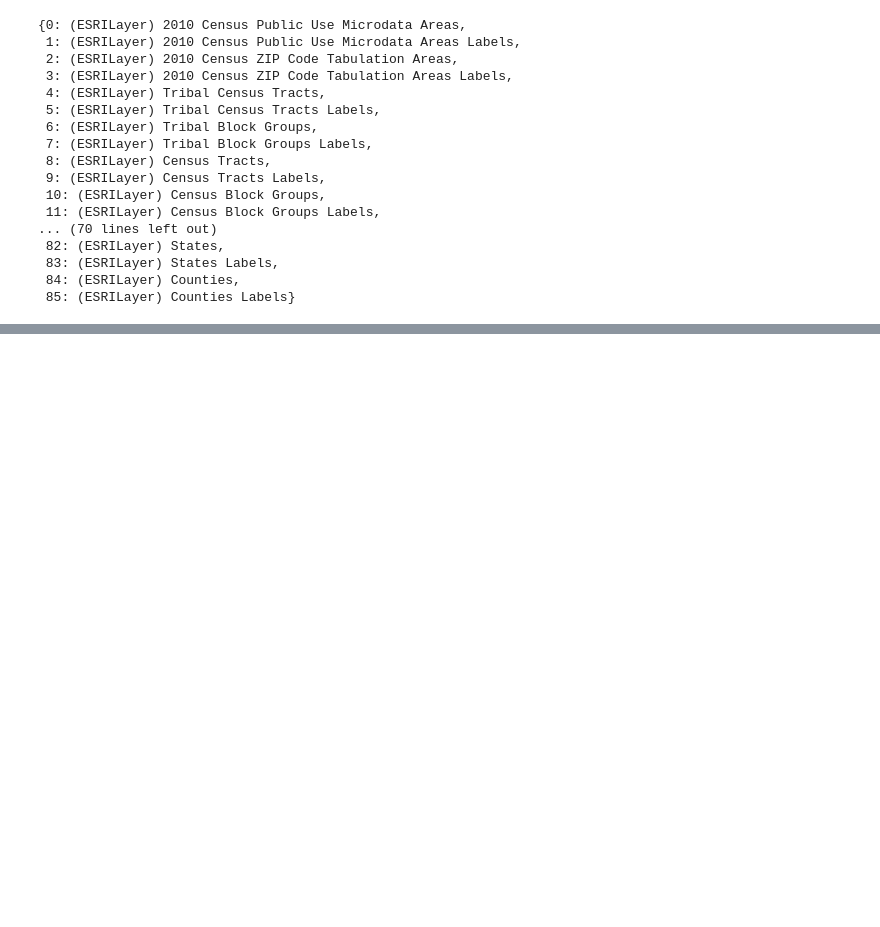
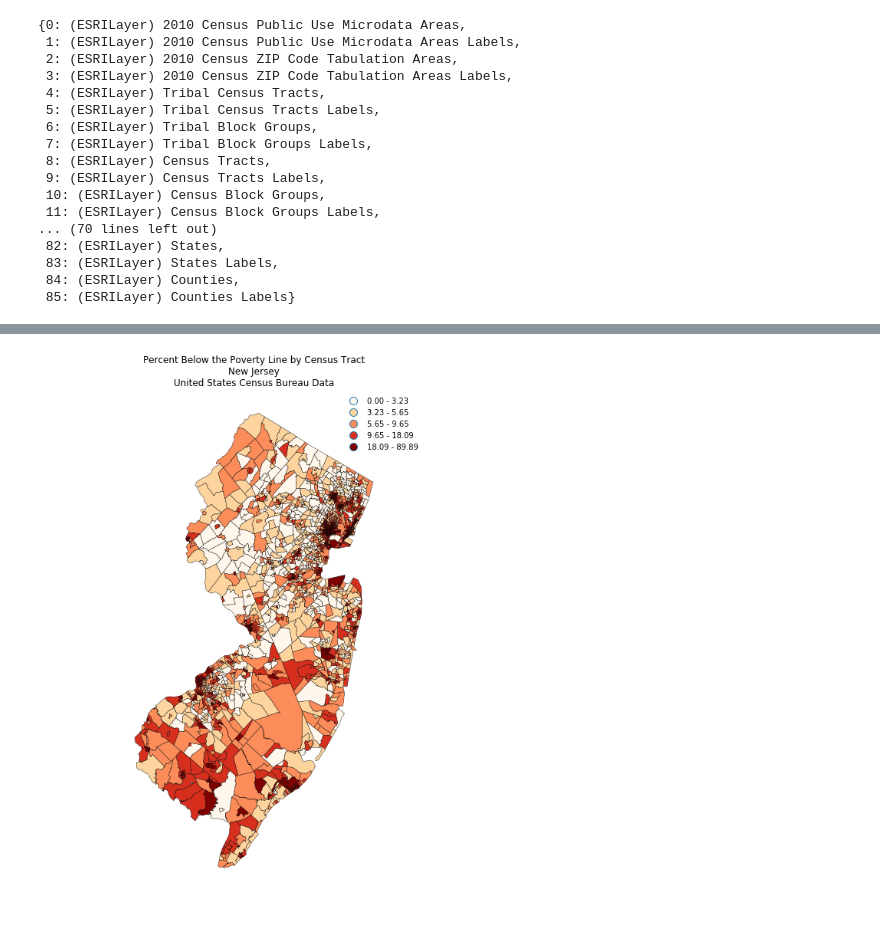
Before and after one commit to zstatmanweil/EJ-analysis-map, a Jupyter notebook: Census.ipynb, the cells around one changed output, grey strips where cells are left out. Cells and saved outputs as stored; diff of their text form; code cells hidden in the pictures; blank space fills up the shorter version.

```diff
--- a/Census.ipynb
+++ b/Census.ipynb
@@ -195,0 +260,2 @@ plt.show()
+# %%
+geo_cen_data = geo_cen_data.drop(columns=['COUNTY','FUNCSTAT','INTPTLAT','INTPTLON','LSADC','MTFCC','NAME','OBJECTID','OID','STATE'])
@@ -195,0 +283,11 @@ plt.show()
+# %%
+# Add columns showing percentage of people under the poverty line and percentage people of color
+geo_cen_data['POC_pop'] = geo_cen_data['total_pop'] - geo_cen_data['white_pop']
+geo_cen_data['perc_POC'] = (geo_cen_data['POC_pop'] / geo_cen_data['total_pop']) * 100
+geo_cen_data['perc_pov'] = (geo_cen_data['pov_pop'] / geo_cen_data['total_pop']) * 100
+# %%
+# Filter out tracts that are entirely water
+geo_cen_data = geo_cen_data[geo_cen_data['AREALAND']!=0]
+# %%
+# Remove all tracts with 0 population
+geo_cen_data = geo_cen_data[geo_cen_data['total_pop']!=0]
@@ -195,0 +335,28 @@ plt.show()
+# %%
+# Plotting percent below the poverty line
+# Plot the data
+fig, ax = plt.subplots(figsize = (8,12))
+geo_cen_data.plot(ax = ax,
+                  column='perc_pov',
+                  scheme='QUANTILES',
+                  k=5,cmap='OrRd',
+                  edgecolor='black',
+                  linewidth=0.4,
+                  legend=True)
+
+# Geopandas source codes as the legend as a second axis
+legend = ax.get_legend()
+legend.get_frame().set_linewidth(0.0)
+#legend.set(title = 'Percentage Below the Poverty Line')
+
+# Add title to map
+ax.set(title = "Percent Below the Poverty Line by Census Tract\n" +
+       "New Jersey\n"+
+       "United States Census Bureau Data")
+
+# Turn off the axis
+plt.axis('equal')
+ax.set_axis_off()
+plt.show()
+# %% [output]
+[figure, added]
```
Also changed, not shown: parts of 23 cells of this notebook.
